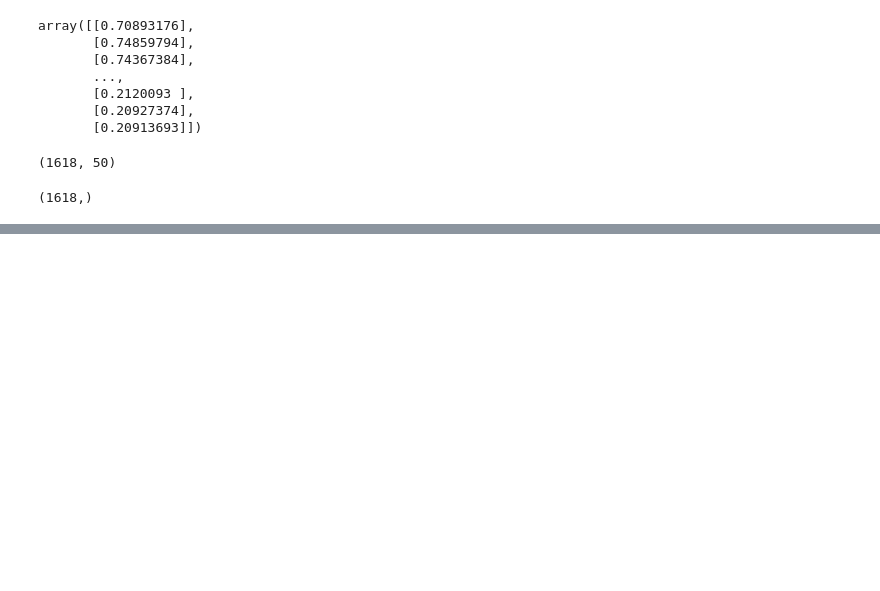
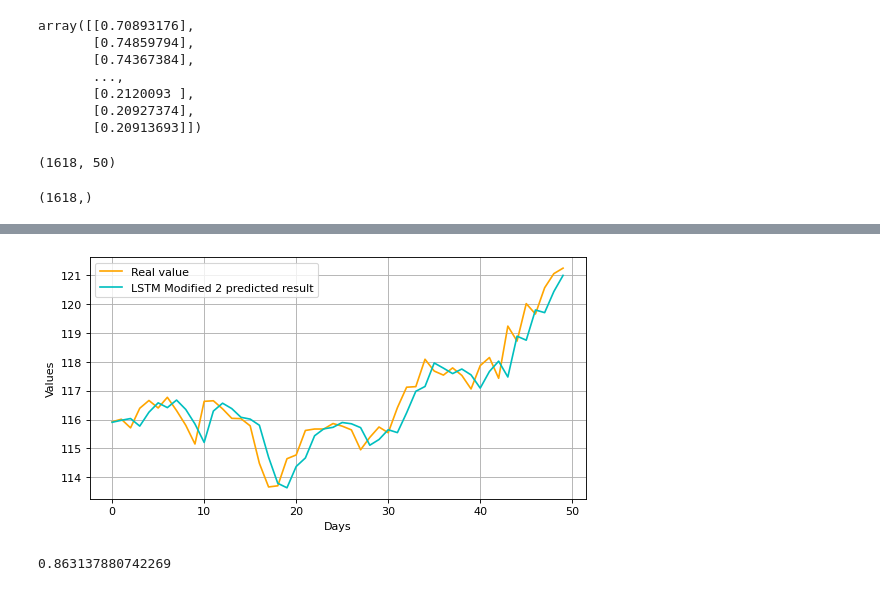
Before and after one commit to isoori/GOLD-PRICE, a Jupyter notebook: Gold Price Prediction.ipynb, the cells around one changed output, grey strips where cells are left out. Cells and saved outputs as stored; diff of their text form; code cells hidden in the pictures; blank space fills up the shorter version.

```diff
--- a/Gold Price Prediction.ipynb
+++ b/Gold Price Prediction.ipynb
@@ -127,0 +249,2 @@ y_train.shape
+# %%
+model3.fit(X_train,y_train,batch_size=32,epochs=150)
@@ -127,0 +270,3 @@ y_train.shape
+# %%
+predict3 = model3.predict(X_test)
+normal_price3 = scaller.inverse_transform(predict3)
@@ -127,0 +275,15 @@ y_train.shape
+# %%
+plt.figure(figsize=(8,4), dpi=80, facecolor='w', edgecolor='k')
+plt.plot(test,color="orange",label="Real value")
+plt.plot(normal_price3,color="c",label="LSTM Modified 2 predicted result")
+plt.legend()
+plt.xlabel("Days")
+plt.ylabel("Values")
+plt.grid(True)
+plt.show()
+# %% [output]
+[figure, added]
+# %%
+r2_score(test,normal_price3)
+# %% [output]
+0.863137880742269
```
Also changed, not shown: parts of 19 cells of this notebook.
